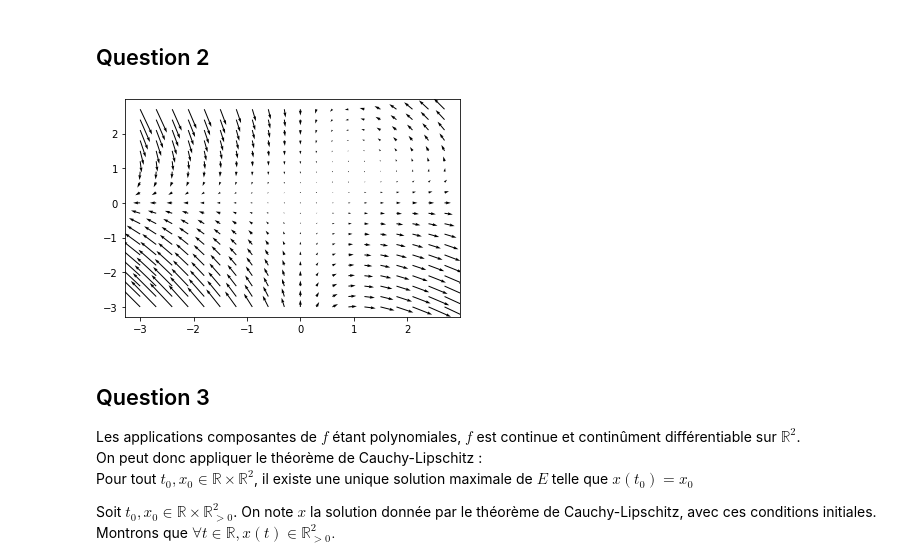
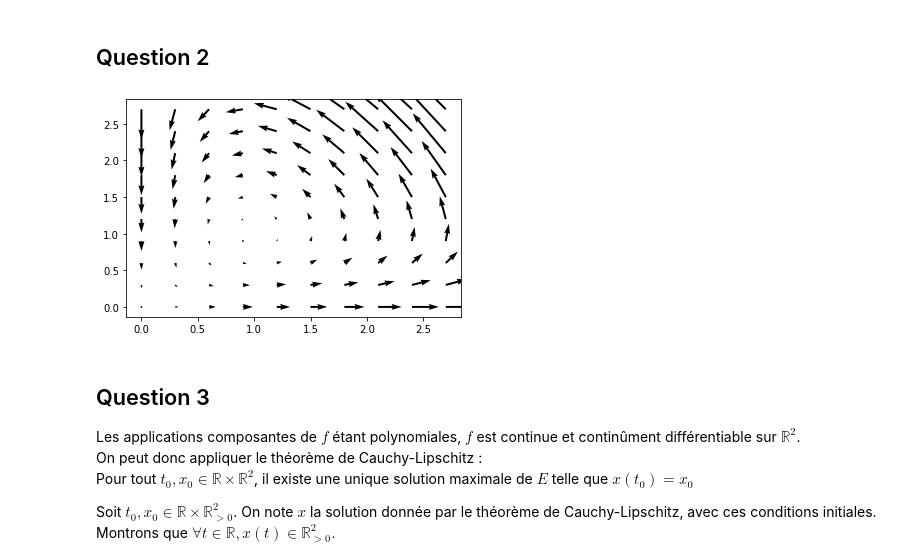
Before and after one commit to Loris0/projetnumerique2, a Jupyter notebook: Projet_num_2.ipynb, the cells around one changed output. Drawn from its saved outputs; the diff is of its cells as text; code cells hidden in the pictures.

```diff
--- a/Projet_num_2.ipynb
+++ b/Projet_num_2.ipynb
@@ -33,23 +33,23 @@ On en trouve deux : $(0,0)$ et $\bar{x} = (\frac{\gamma}{\delta},\frac{\alpha}{\
 # %%
 import numpy as np
 import matplotlib.pyplot as plt
 
 fig,ax=plt.subplots()
-x1min    = -3.
+x1min    = 0.
 x1max    = 3.
 dx1      = 0.3
 x1       = np.arange(x1min,x1max,dx1)
-x2min    = -3.
+x2min    = 0.
 x2max    = 3.
 dx2      = 0.3
 x2=np.arange(x2min,x2max,dx2)
 XX1,XX2  = np.meshgrid(x1, x2)
 U        = XX1*(1-XX2)
 V        = -XX2*(1-XX1)
 q=ax.quiver(XX1,XX2,U,V)
 plt.show()
 # %% [output]
-[figure, old version]
+[figure, new version]
 # %% [markdown]
 ## Question 3
 
```
Also changed, not shown: parts of 1 cell of this notebook.
